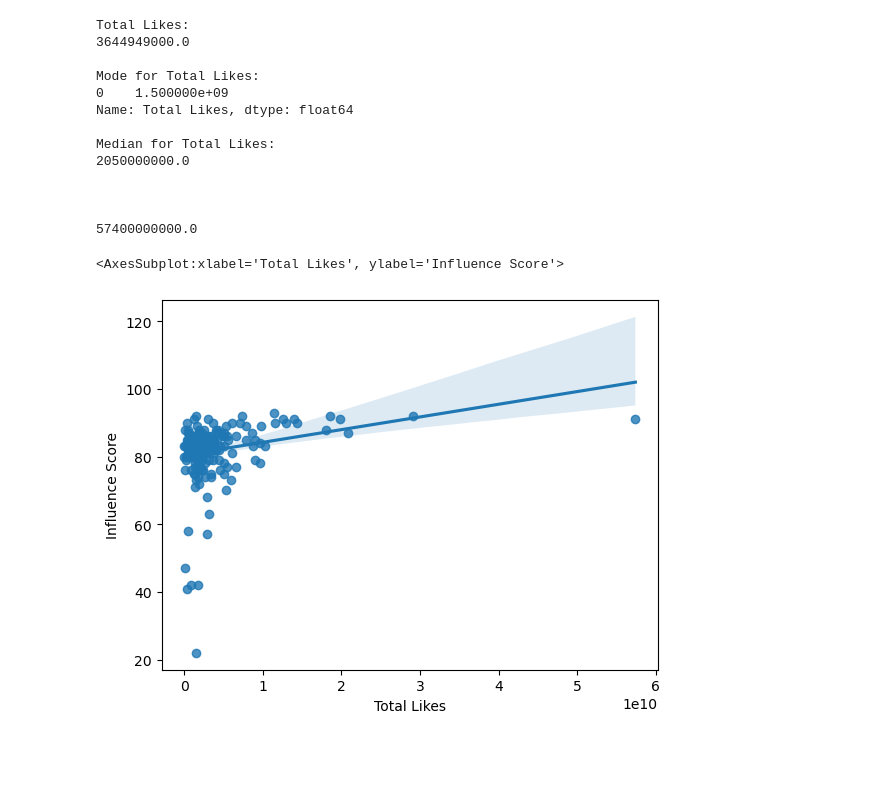
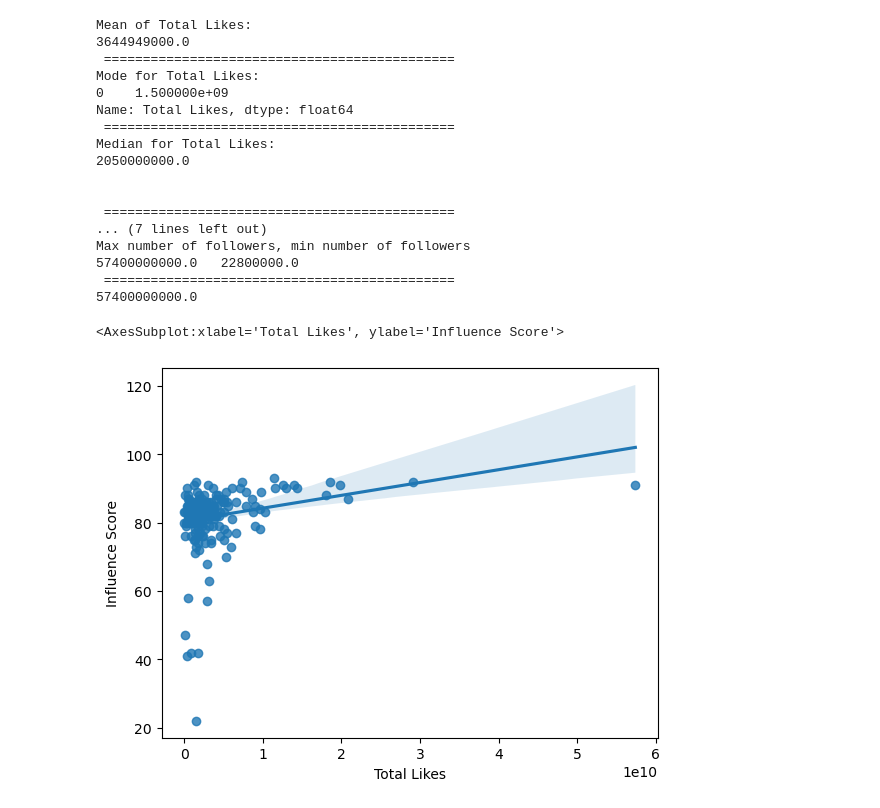
Before and after one commit to adriancabalo/CCIC_DS1, a Jupyter notebook: DS1 Influencer Project.ipynb, the cells around one changed output. Saved outputs shown, nothing was run; the diff lists cells and outputs as text; code cells hidden in the pictures; blank space fills up the shorter version.

```diff
--- a/DS1 Influencer Project.ipynb
+++ b/DS1 Influencer Project.ipynb
@@ -107,43 +117,51 @@ Median for Influence Score:
 <AxesSubplot:xlabel='Avg. Likes', ylabel='Influence Score'>
 [figure]
 # %%
-#total number of likes an influencer has and their influence score?
+3#total number of likes an influencer has and their influence score?
 
 q3 = df.drop(labels = ['Rank','Channel Info', 'Followers','Posts','60-Day Eng Rate','New Post Avg. Likes','Avg. Likes','Country Or Region'],axis=1)
 
 mapping = dict(k='E3', m='E6', b='E9')
 
 q3['Total Likes'] = pd.to_numeric(q3['Total Likes'].replace(mapping, regex=True))
 
 
-print("Total Likes: ")
-print(q3['Total Likes'].mean(), "\n")
+print("Mean of Total Likes: ")
+print(q3['Total Likes'].mean(), "\n","=============================================")
 print("Mode for Total Likes: ")
-print(q3['Total Likes'].mode(),"\n")
+print(q3['Total Likes'].mode(),"\n","=============================================")
 print("Median for Total Likes: ")
-print(q3['Total Likes'].median(),"\n\n\n")
+print(q3['Total Likes'].median(),"\n\n\n","=============================================")
+print("Pearson Correlation: ")
+print(q3.corr(), "\n\n\n","=============================================")
+print("Max number of followers, min number of followers")
+print(q3['Total Likes'].max(), " " , q3['Total Likes'].min(),"\n","=============================================")
 
 print(q3['Total Likes'].max())
 
 
 sns.regplot(x = 'Total Likes', y = 'Influence Score', data = q3)
 # print(q3)
 # %% [output]
-Total Likes:
+Mean of Total Likes:
 3644949000.0
-
+ =============================================
 Mode for Total Likes:
 0    1.500000e+09
 Name: Total Likes, dtype: float64
-
+ =============================================
 Median for Total Likes:
 2050000000.0
 
 
-
+ =============================================
+... (7 lines left out)
+Max number of followers, min number of followers
+57400000000.0   22800000.0
+ =============================================
 57400000000.0
 <AxesSubplot:xlabel='Total Likes', ylabel='Influence Score'>
-[figure, old version]
+[figure, new version]
 # %%
 #number of posts an influencer has made and their influence score?
 
```
Also changed, not shown: parts of 4 cells of this notebook.
